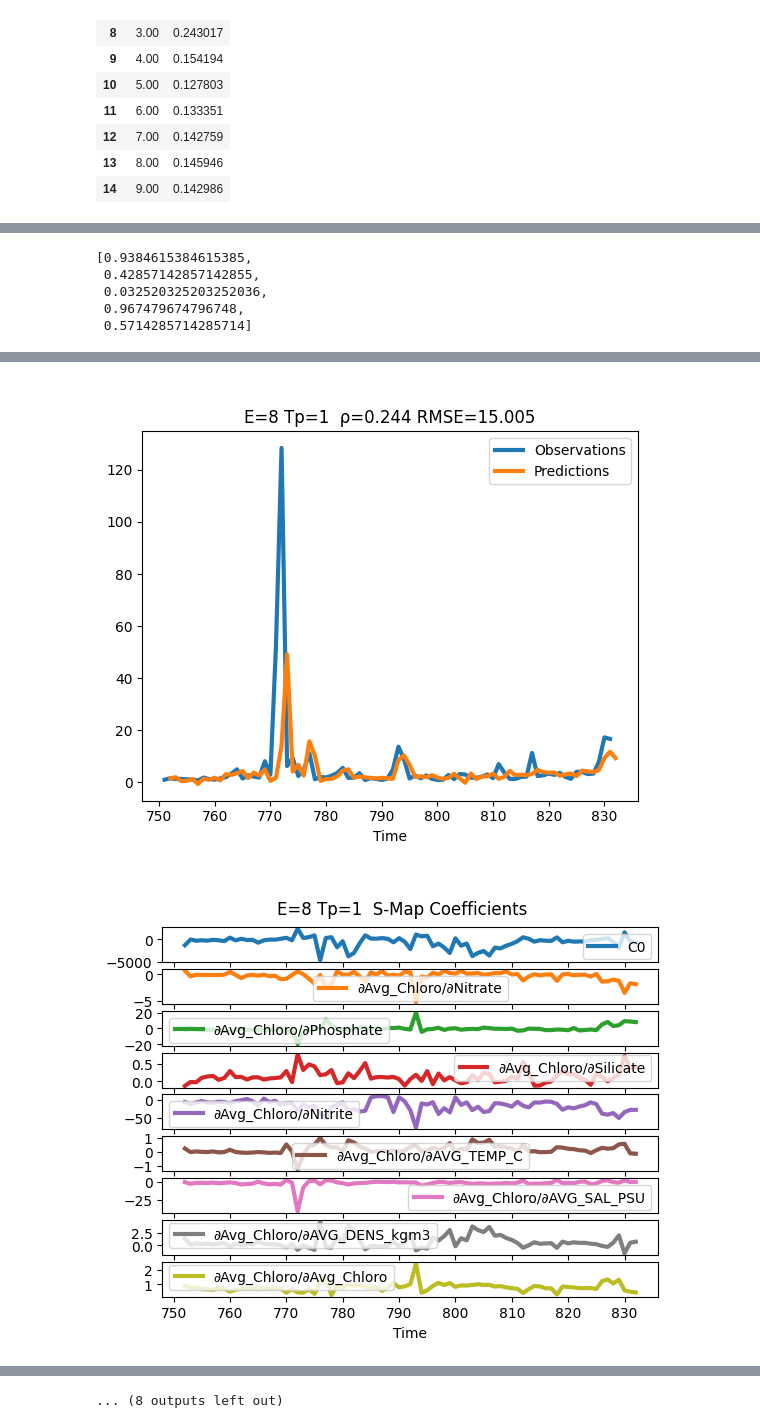
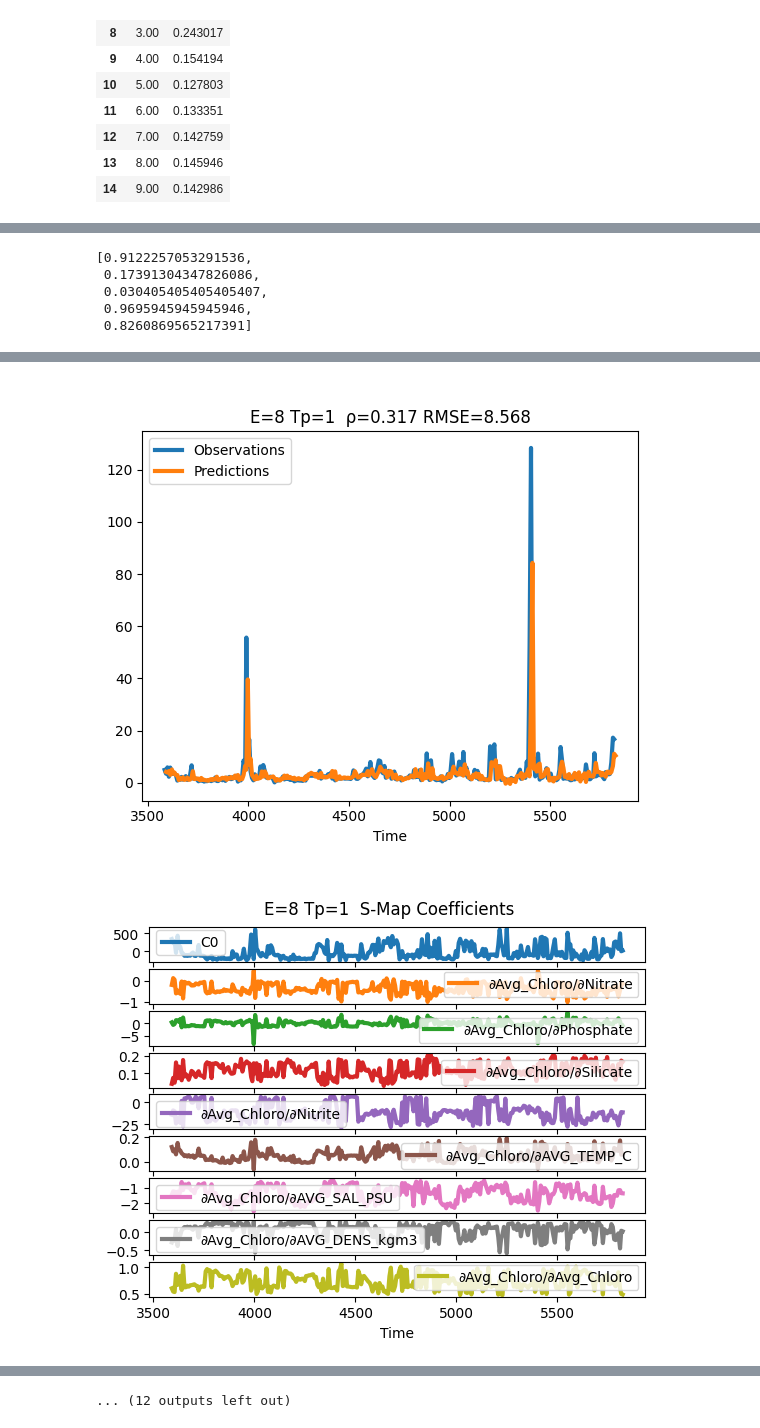
Before and after one commit to aparaselli/HAB-Prediction-Research, a Jupyter notebook: Code/EDM_modeling.ipynb, the cells around one changed output, grey strips where cells are left out. Cells and saved outputs as stored; diff of their text form; code cells hidden in the pictures.

```diff
--- a/Code/EDM_modeling.ipynb
+++ b/Code/EDM_modeling.ipynb
@@ -30,11 +30,11 @@ correspond to bloom observations (5%largest observed values)
 Input: Series of observed chlorophyll-a, series of predicted chlorophyll-1
 Output: Arrray containing [Accuracy, True Positive Rate, False Positive Rate, True Negative Rate, False Negative Rate]
 '''
-def bloom_binary_prediction(obs,pred):
-    obs_bloom_95 = np.percentile(obs, 95)
-    pred_bloom_95 = np.percentile(pred, 95)
-    obs_blooms = obs > obs_bloom_95
-    pred_blooms = pred > pred_bloom_95
+def bloom_binary_prediction(obs,pred,threshold=8.03199999999999):
+    #obs_bloom_95 = np.percentile(obs, 95) #incorrect
+    #pred_bloom_95 = np.percentile(pred, 95) #incorrect
+    obs_blooms = obs > threshold
+    pred_blooms = pred > threshold
     Accuracy = 1 - (obs_blooms ^ pred_blooms).mean()
     True_pos = (obs_blooms & pred_blooms).sum() / obs_blooms.sum()
     False_pos = ((~obs_blooms) & pred_blooms).sum() / (~obs_blooms).sum()
@@ -45,6 +45,7 @@ def bloom_binary_prediction(obs,pred):
 # %%
 paper_data = pd.read_csv('Data/cleaned_data.csv')
 paper_data = paper_data.set_index('time (UTC)')
-paper_data['Time'] = paper_data.index
+paper_data['Time'] = paper_data.index.astype(int)
 print(paper_data)
+#np.percentile(paper_data['Avg_Chloro'].dropna(), 95)
 # %% [output]
@@ -182,10 +184,11 @@ result = edm.SMap(
     dataFrame = time_series,
     columns = 'Nitrate Phosphate Silicate Nitrite AVG_TEMP_C AVG_SAL_PSU AVG_DENS_kgm3 Avg_Chloro',
     target = 'Avg_Chloro',
-    lib = '1 701',  # Library from rows 0 to 700
-    pred = '702 832',
+    lib = '1 512',  # Library from rows 0 to 700
+    pred = '513 832',
     E = 8,
-    theta=2,
+    theta=0,
+    tau = -3,
     showPlot = True,
     embedded=True,
     ignoreNan = True
@@ -241,23 +244,24 @@ result['predictions']
 # %%
 bloom_binary_prediction(result['predictions']['Observations'].iloc[1:-1],result['predictions']['Predictions'].iloc[1:-1])
 # %% [output]
-[0.9384615384615385,
- 0.42857142857142855,
- 0.032520325203252036,
- 0.967479674796748,
- 0.5714285714285714]
+[0.9122257053291536,
+ 0.17391304347826086,
+ 0.030405405405405407,
+ 0.9695945945945946,
+ 0.8260869565217391]
 # %%
 #Larger trial with different embeddings
 x = []
 y = []
-for i in range(2,11):
+for i in range(0,11):
     result = edm.SMap(
     dataFrame = time_series,
     columns = 'Nitrate Phosphate Silicate Nitrite AVG_TEMP_C AVG_SAL_PSU AVG_DENS_kgm3 Avg_Chloro',
     target = 'Avg_Chloro',
-    lib = '1 751',  # Library from rows 0 to 700
-    pred = '752 832',
+    lib = '1 512',  # Library from rows 0 to 700
+    pred = '513 832',
     E = 8,
+    tau=-1,
     theta=i,
     showPlot = True,
     embedded=True,
@@ -274,2 +278,2 @@ plt.scatter(x, y, color='blue', label='Data Points')
-[figure, old version]
+[figure, new version]
-[figure, old version]
+[figure, new version]
@@ -284,4 +288,4 @@ plt.scatter(x, y, color='blue', label='Data Points')
-... (8 outputs left out)
+... (12 outputs left out)
 # %%
 result['predictions']['Observations'].iloc[1:]
 # %% [output]
```
Also changed, not shown: parts of 10 cells of this notebook, 2 other files.
